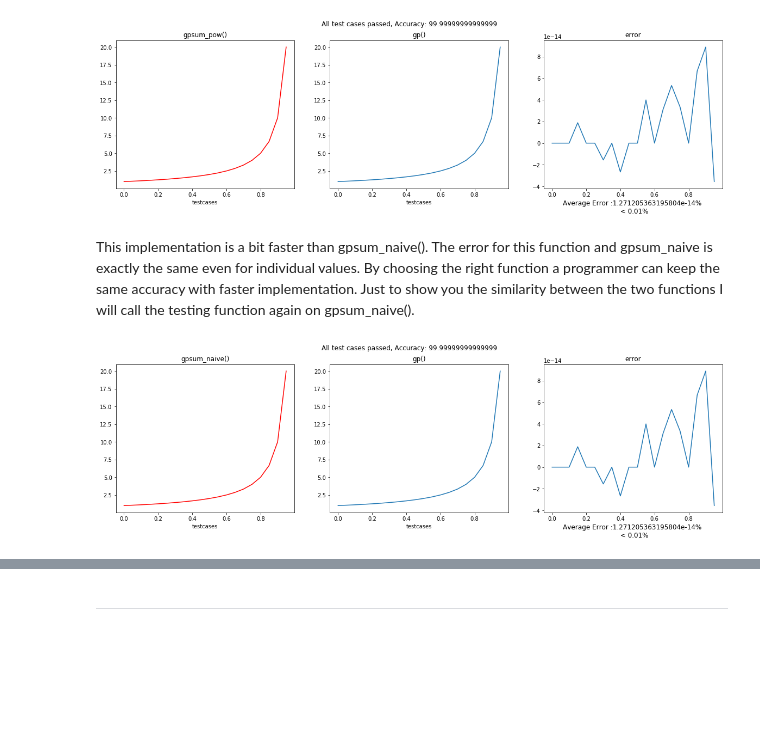
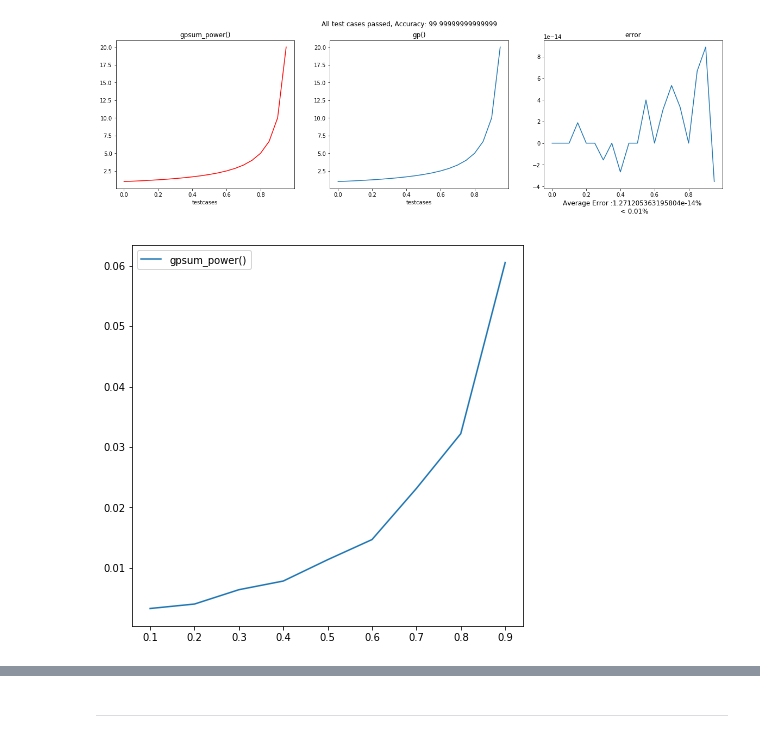
Before and after one commit to ShwetaBarge/PythonForDataScience, a Jupyter notebook: Taylor Series.ipynb, the cells around one changed output, grey strips where cells are left out. Drawn from its saved outputs; the diff is of its cells as text; code cells hidden in the pictures; blank space fills up the shorter version.

```diff
--- a/Taylor Series.ipynb
+++ b/Taylor Series.ipynb
@@ -133,0 +160,27 @@ The time taken by gpsum_naive() for $x = 0.5$ is significantly less than $0.9$.
+# %%
+def find_time(func, testcase):
+    '''
+    Calculates computation time for each testcase
+    Appends it in the list
+    And returns the list -> time[]
+    '''
+    time = []
+    for i in testcase:
+        t = timeit.Timer("func(i)", globals={"func": func, "i": i})
+        time.append(t.timeit(number = 7))
+    return time
+
+def plot_time(testcase, **kwargs):
+    '''
+    **kwargs is list containing one or more functions
+    plot_time() calls find_time() on each of this functions
+    and plots the time in one subplot
+    '''
+
+    fig, ax = plt.subplots(1, 1, figsize = (7,7))
+    legend_list = []
+    for key, value in kwargs.items():
+        time = find_time(value, testcase)
+        ax.plot(testcase, time)
+        legend_list.append(value.__name__+"()")
+    ax.legend(legend_list)
@@ -217,8 +273 @@ def gp_prec_tol(x, tole) :
     return s, count
-# %%
-# Creating tolerance list
-tolerance_list = [0.1]
-k = 0.1
-for i in range (0,15) :
-    k /= 10
-    tolerance_list.append(k)
@@ -368,7 +364,7 @@ ______________________
 # %% [markdown]
 ![title](img/gp_pow.png)
 # %%
-def gpsum_pow(a):
+def gpsum_power(a):
     s = 0
     i = 0
     b = 1
@@ -389,8 +380,6 @@ theSeenAndTheUnseenTest(gpsum_pow, gp, np.linspace(0, 1, num = 20, endpoint = Fa
 # %% [output]
 [figure]
-# %% [markdown]
-This implementation is a bit faster than gpsum_naive(). The error for this function and gpsum_naive is exactly the same even for individual values. By choosing the right function a programmer can keep the same accuracy with faster implementation. Just to show you the similarity between the two functions I will call the testing function again on gpsum_naive().
 # %%
-theSeenAndTheUnseenTest(gpsum_naive, gp, np.linspace(0, 1, num = 20, endpoint = False))
+plot_time(np.linspace(0.1, 1, 9, endpoint = False), gpsum_pow = gpsum_power)
 # %% [output]
-[figure, old version]
+[figure, new version]
```
Also changed, not shown: parts of 64 cells of this notebook, 2 other files.
